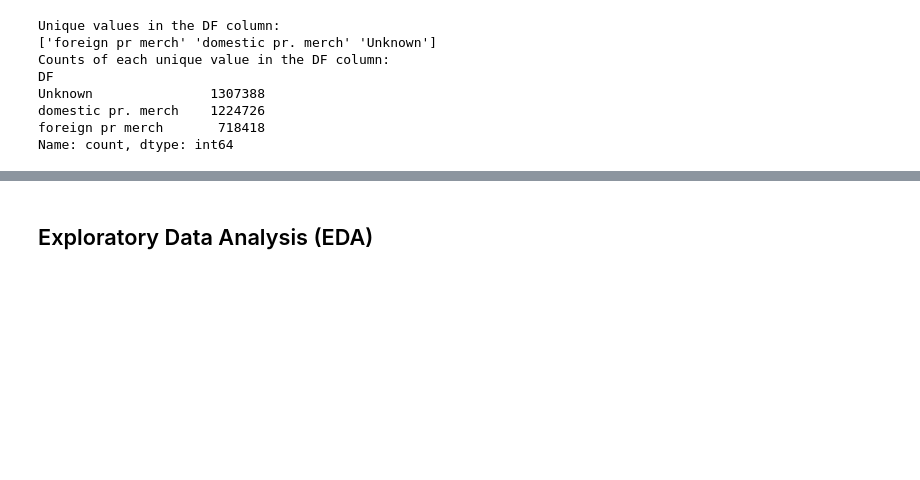
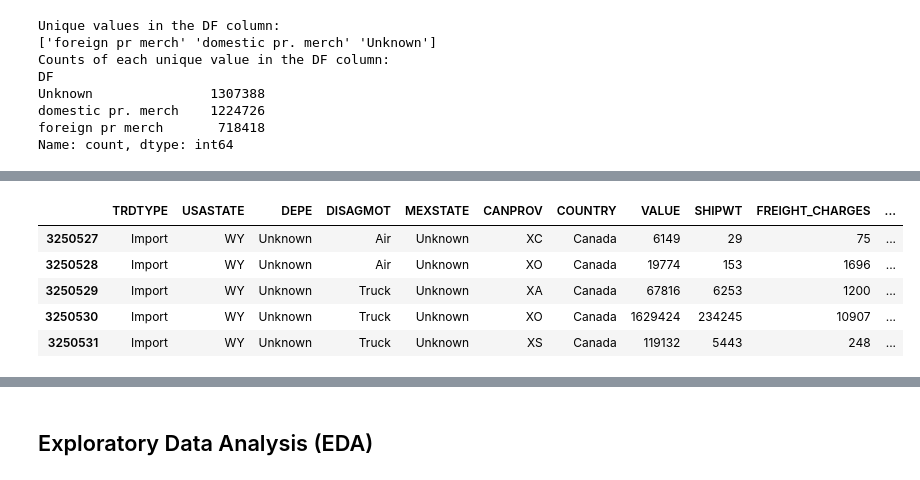
Before and after one commit to Victor-Osei/TransBorder-Freight-Data-Analysis, a Jupyter notebook: new.ipynb, the cells around one changed output, grey strips where cells are left out. Saved outputs shown, nothing was run; the diff lists cells and outputs as text; code cells hidden in the pictures; blank space fills up the shorter version.

```diff
--- a/new.ipynb
+++ b/new.ipynb
@@ -988,0 +986,9 @@ Name: count, dtype: int64
+# %%
+df.tail()
+# %% [output]
+|  | TRDTYPE | USASTATE | DEPE | DISAGMOT | MEXSTATE | CANPROV | COUNTRY | VALUE | SHIPWT | FREIGHT_CHARGES | ... |
+| 3250527 | Import | WY | Unknown | Air | Unknown | XC | Canada | 6149 | 29 | 75 | ... |
+| 3250528 | Import | WY | Unknown | Air | Unknown | XO | Canada | 19774 | 153 | 1696 | ... |
+| 3250529 | Import | WY | Unknown | Truck | Unknown | XA | Canada | 67816 | 6253 | 1200 | ... |
+| 3250530 | Import | WY | Unknown | Truck | Unknown | XO | Canada | 1629424 | 234245 | 10907 | ... |
+| 3250531 | Import | WY | Unknown | Truck | Unknown | XS | Canada | 119132 | 5443 | 248 | ... |
```
Also changed, not shown: parts of 25 cells of this notebook, 1 other file.
